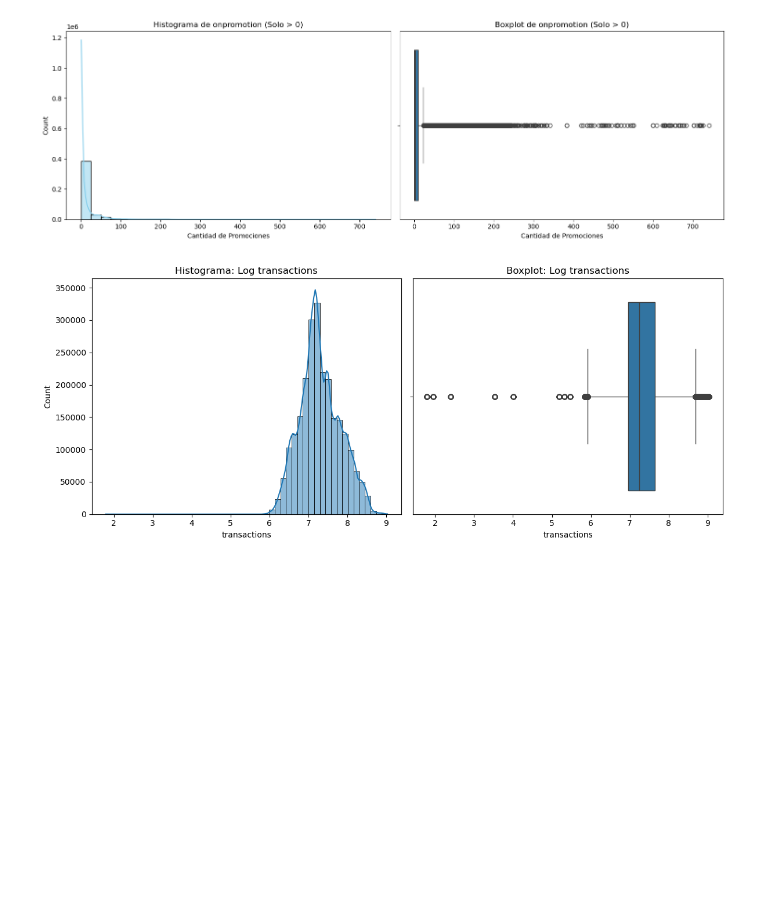
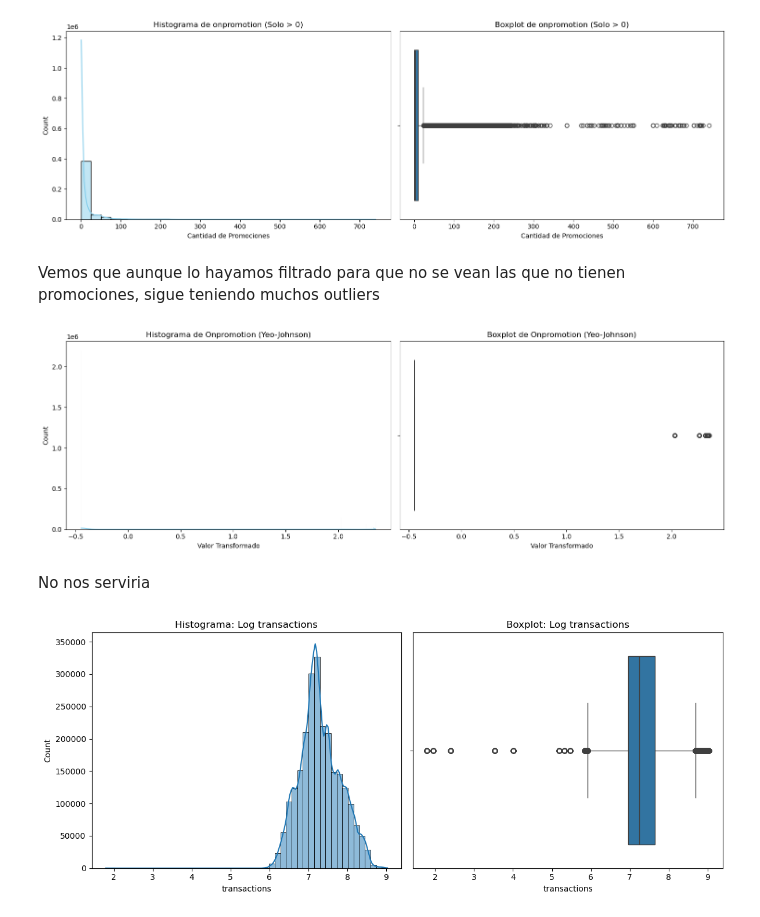
Before and after one commit to yiyinZhou/trabajo_final_PML, a Jupyter notebook: EDA.ipynb, the cells around one changed output. Saved outputs shown, nothing was run; the diff lists cells and outputs as text; code cells hidden in the pictures; blank space fills up the shorter version.

```diff
--- a/EDA.ipynb
+++ b/EDA.ipynb
@@ -395,6 +396,35 @@ plt.tight_layout()
 plt.show()
 # %% [output]
 [figure]
+# %% [markdown]
+Vemos que aunque lo hayamos filtrado para que no se vean las que no tienen promociones, sigue teniendo muchos outliers
+# %%
+
+
+# 1. Aplicamos la transformación de Yeo-Johnson a 'onpromotion'
+# Usamos doble corchete para que scikit-learn reciba una matriz 2D
+pt = PowerTransformer(method='yeo-johnson', standardize=True)
+df_train['onpromotion_yj'] = pt.fit_transform(df_train[['onpromotion']])
+
+# 2. Creamos la visualización comparativa
+fig, axes = plt.subplots(1, 2, figsize=(15, 5))
+
+# Histograma tras Yeo-Johnson
+sns.histplot(df_train['onpromotion_yj'], kde=True, ax=axes[0], color='skyblue')
+axes[0].set_title('Histograma de Onpromotion (Yeo-Johnson)')
+axes[0].set_xlabel('Valor Transformado')
+
+# Boxplot tras Yeo-Johnson
+sns.boxplot(x=df_train['onpromotion_yj'], ax=axes[1])
+axes[1].set_title('Boxplot de Onpromotion (Yeo-Johnson)')
+axes[1].set_xlabel('Valor Transformado')
+
+plt.tight_layout()
+plt.show()
+# %% [output]
+[figure, added]
+# %% [markdown]
+No nos serviria
 # %%
 fig, axes = plt.subplots(1, 2, figsize=(12, 5))
 
```
Also changed, not shown: parts of 6 cells of this notebook.
